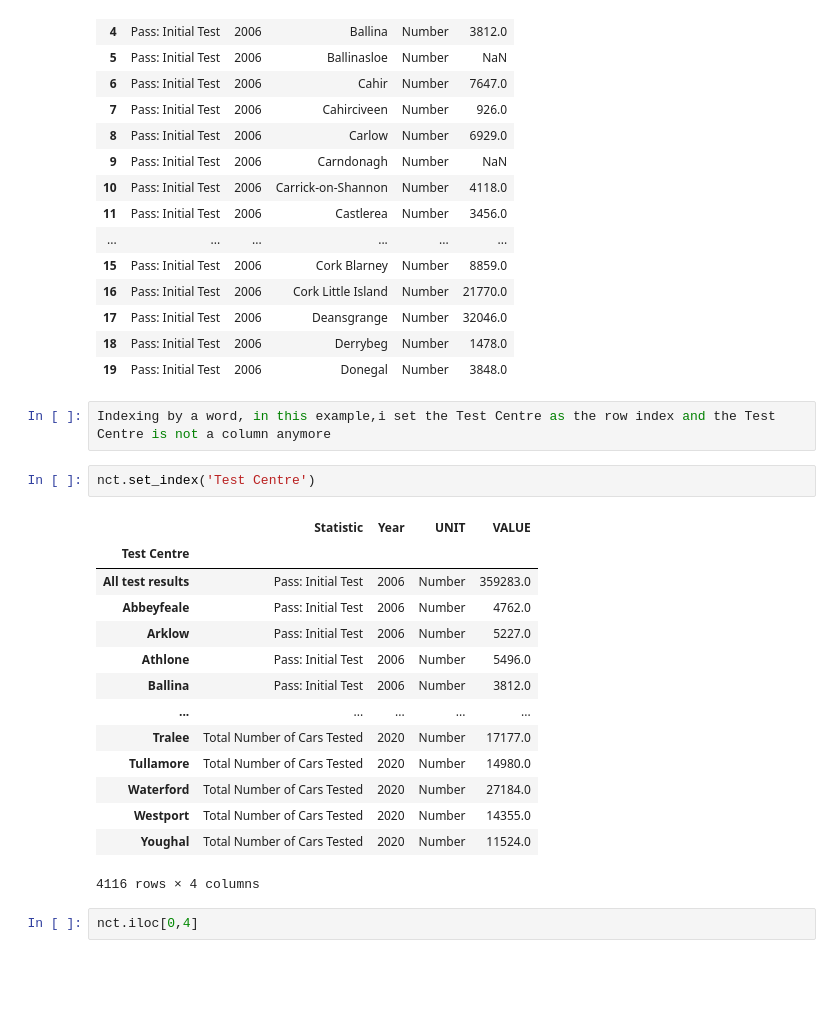
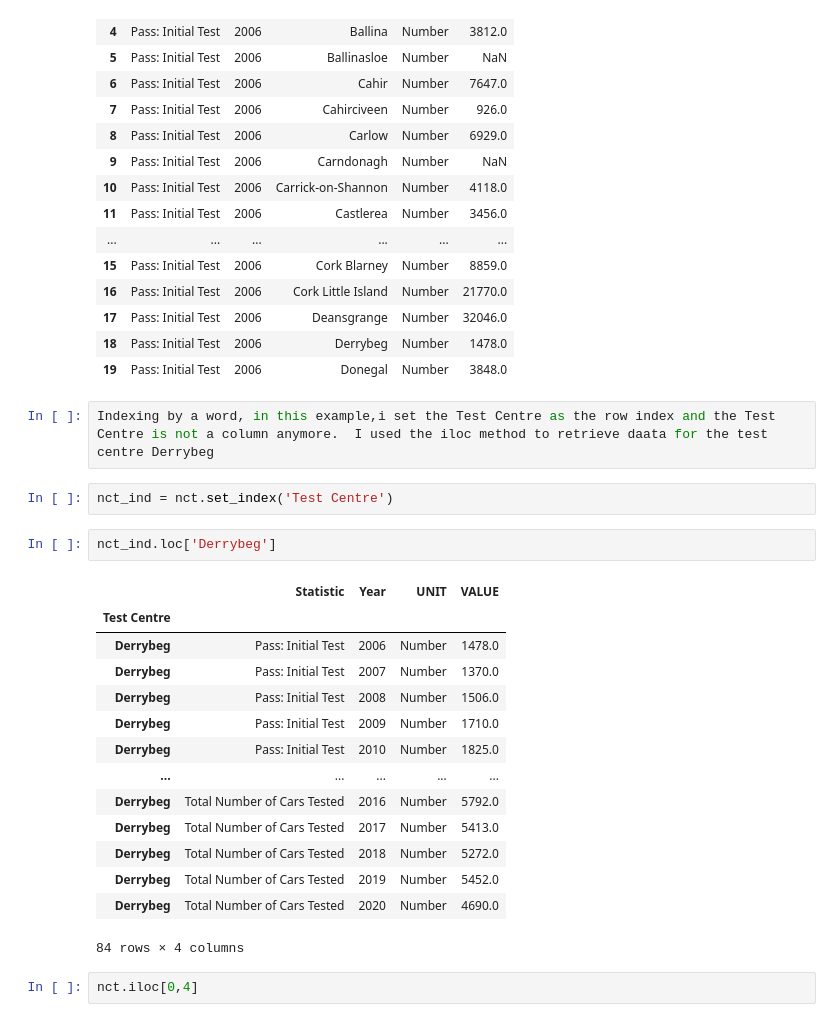
Before and after one commit to hartyl1/UCDPA_harty, a Jupyter notebook: Copy_of_Copy_of_Untitled12.ipynb, the cells around one changed output. Saved outputs shown, nothing was run; the diff lists cells and outputs as text; blank space fills up the shorter version.

```diff
--- a/Copy_of_Copy_of_Untitled12.ipynb
+++ b/Copy_of_Copy_of_Untitled12.ipynb
@@ -141,24 +141,26 @@ nct.iloc[2:20]
 | 18 | Pass: Initial Test | 2006 | Derrybeg | Number | 1478.0 |
 | 19 | Pass: Initial Test | 2006 | Donegal | Number | 3848.0 |
 # %%
-Indexing by a word, in this example,i set the Test Centre as the row index and the Test Centre is not a column anymore
+Indexing by a word, in this example,i set the Test Centre as the row index and the Test Centre is not a column anymore.  I used the iloc method to retrieve daata for the test centre Derrybeg
 # %%
-nct.set_index('Test Centre')
+nct_ind = nct.set_index('Test Centre')
-# %% [output]
-|  | Statistic | Year | UNIT | VALUE |
-| Test Centre |  |  |  |  |
-| All test results | Pass: Initial Test | 2006 | Number | 359283.0 |
-| Abbeyfeale | Pass: Initial Test | 2006 | Number | 4762.0 |
-| Arklow | Pass: Initial Test | 2006 | Number | 5227.0 |
-| Athlone | Pass: Initial Test | 2006 | Number | 5496.0 |
-| Ballina | Pass: Initial Test | 2006 | Number | 3812.0 |
-| ... | ... | ... | ... | ... |
-| Tralee | Total Number of Cars Tested | 2020 | Number | 17177.0 |
-| Tullamore | Total Number of Cars Tested | 2020 | Number | 14980.0 |
-| Waterford | Total Number of Cars Tested | 2020 | Number | 27184.0 |
-| Westport | Total Number of Cars Tested | 2020 | Number | 14355.0 |
-| Youghal | Total Number of Cars Tested | 2020 | Number | 11524.0 |
-4116 rows × 4 columns
+# %%
+nct_ind.loc['Derrybeg']
+# %% [output]
+|  | Statistic | Year | UNIT | VALUE |
+| Test Centre |  |  |  |  |
+| Derrybeg | Pass: Initial Test | 2006 | Number | 1478.0 |
+| Derrybeg | Pass: Initial Test | 2007 | Number | 1370.0 |
+| Derrybeg | Pass: Initial Test | 2008 | Number | 1506.0 |
+| Derrybeg | Pass: Initial Test | 2009 | Number | 1710.0 |
+| Derrybeg | Pass: Initial Test | 2010 | Number | 1825.0 |
+| ... | ... | ... | ... | ... |
+| Derrybeg | Total Number of Cars Tested | 2016 | Number | 5792.0 |
+| Derrybeg | Total Number of Cars Tested | 2017 | Number | 5413.0 |
+| Derrybeg | Total Number of Cars Tested | 2018 | Number | 5272.0 |
+| Derrybeg | Total Number of Cars Tested | 2019 | Number | 5452.0 |
+| Derrybeg | Total Number of Cars Tested | 2020 | Number | 4690.0 |
+84 rows × 4 columns
 # %%
 nct.iloc[0,4]
 # %% [output]
```
